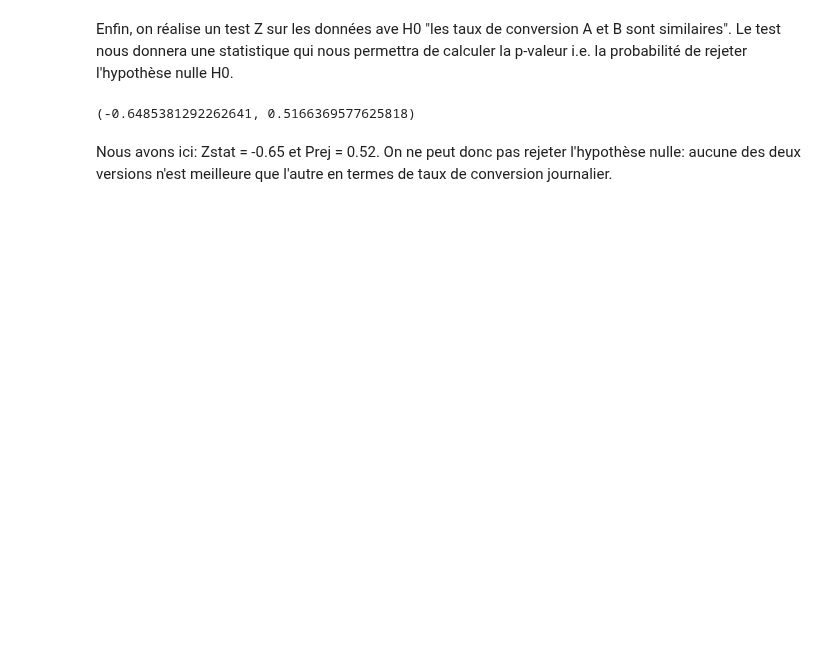
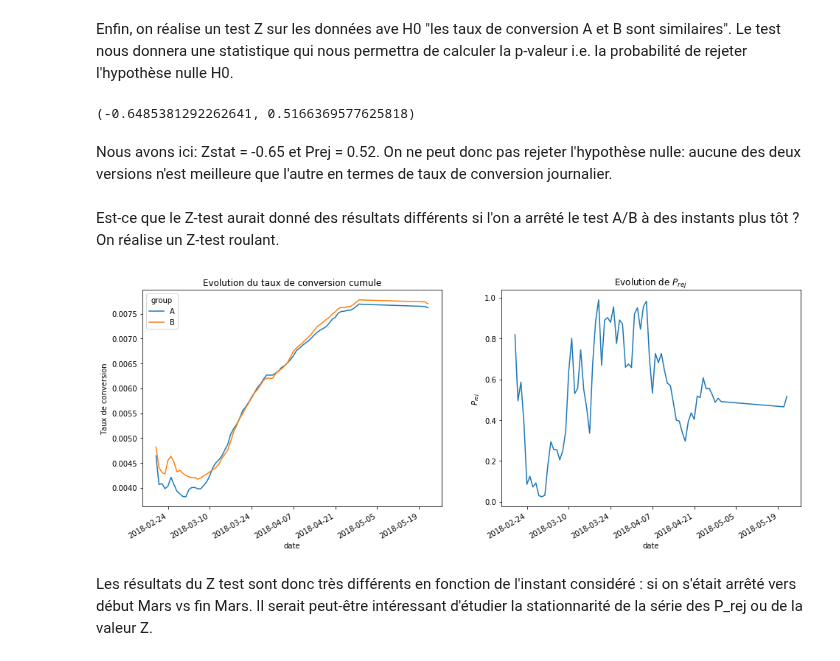
Before and after one commit to mariondechallens/1000mercis, a Jupyter notebook: Analyses/Annonceur1_campagne1_visite_2pages.ipynb, the cells around one changed output. Saved outputs shown, nothing was run; the diff lists cells and outputs as text; code cells hidden in the pictures; blank space fills up the shorter version.

```diff
--- a/Analyses/Annonceur1_campagne1_visite_2pages.ipynb
+++ b/Analyses/Annonceur1_campagne1_visite_2pages.ipynb
@@ -143,3 +145,23 @@ testZ(data)
 (-0.6485381292262641, 0.5166369577625818)
 # %% [markdown]
 Nous avons ici: Zstat = -0.65 et Prej = 0.52. On ne peut donc pas rejeter l'hypothèse nulle: aucune des deux versions n'est meilleure que l'autre en termes de taux de conversion journalier.
+# %% [markdown]
+Est-ce que le Z-test aurait donné des résultats différents si l'on a arrêté le test A/B à des instants plus tôt ? On réalise un Z-test roulant.
+# %%
+P_rej, p_cum = testZ_cum(data)
+# %%
+plt.figure(figsize=(16, 6))
+
+plt.subplot(1, 2, 1)
+p_cum.plot(title="Evolution du taux de conversion cumule", ax=plt.gca())
+plt.ylabel("Taux de conversion")
+
+plt.subplot(1, 2, 2)
+P_rej.plot(title='Evolution de $P_{rej}$', ax=plt.gca())
+plt.ylabel('$P_{rej}$')
+
+plt.show();
+# %% [output]
+[figure, added]
+# %% [markdown]
+Les résultats du Z test sont donc très différents en fonction de l'instant considéré : si on s'était arrêté vers début Mars vs fin Mars. Il serait peut-être intéressant d'étudier la stationnarité de la série des P_rej ou de la valeur Z.
```
Also changed, not shown: parts of 2 cells of this notebook, 1 other file.
